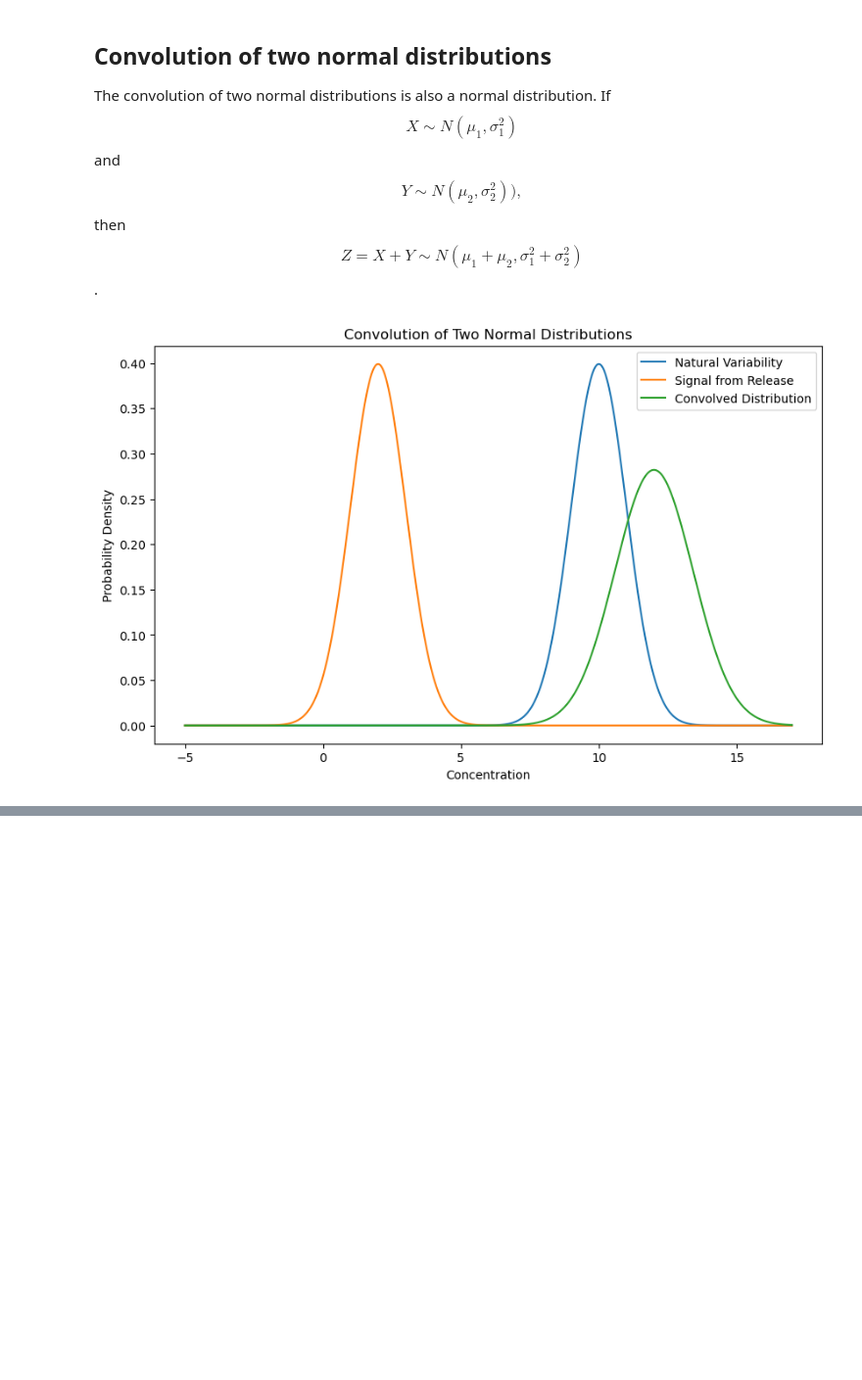
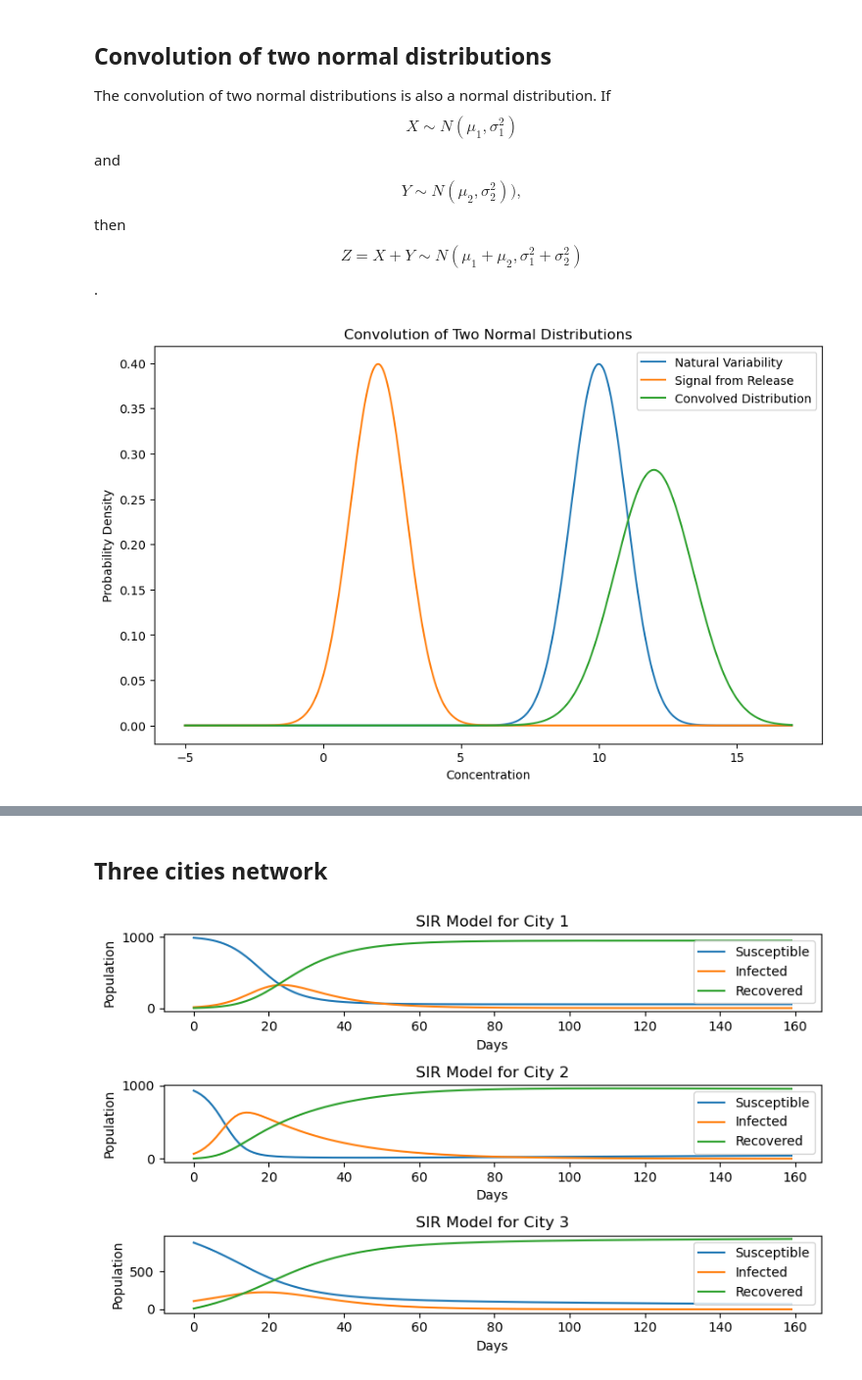
Before and after one commit to galendal/model_prepare, a Jupyter notebook: modelling_demo.ipynb, the cells around one changed output, grey strips where cells are left out. Shown: that part at 98% size. Drawn from its saved outputs; the diff is of its cells as text; code cells hidden in the pictures; blank space fills up the shorter version.

Commit message:
added three cities

```diff
--- a/modelling_demo.ipynb
+++ b/modelling_demo.ipynb
@@ -799,0 +800,76 @@ Average number of draws needed: 6.46
+# %% [markdown]
+## Three cities network
+# %%
+import numpy as np
+import matplotlib.pyplot as plt
+
+# Initial conditions for three cities
+cities = [
+    {"S": 990, "I": 10, "R": 0, "beta": 0.3, "gamma": 0.1, "N": 1000},
+    {"S": 950, "I": 50, "R": 0, "beta": 0.4, "gamma": 0.05, "N": 1000},
+    {"S": 900, "I": 100, "R": 0, "beta": 0.2, "gamma": 0.1, "N": 1000}
+]
+
+# Define the connectivity matrix
+connectivity_matrix = np.array([
+    [0, 0.5, 0.5],
+    [0.5, 0, 0.5],
+    [0.5, 0.5, 0]
+])
+
+# Define the SIR model with travel
+def sir_model(S, I, R, beta, gamma, N, travel_rate, connectivity_matrix, city_index):
+    dS = -beta * S * I / N
+    dI = beta * S * I / N - gamma * I
+    dR = gamma * I
+
+    # Travel between cities
+    for j in range(len(connectivity_matrix)):
+        if j != city_index:
+            dS += travel_rate * (cities[j]["S"] - S) * connectivity_matrix[city_index, j]
+            dI += travel_rate * (cities[j]["I"] - I) * connectivity_matrix[city_index, j]
+            dR += travel_rate * (cities[j]["R"] - R) * connectivity_matrix[city_index, j]
+
+    return dS, dI, dR
+
+# Simulation parameters
+days = 160
+dt = 1
+travel_rate = 0.01  # Rate of travel between cities
+
+
+# Initialize results storage
+results = {i: {"S": [], "I": [], "R": []} for i in range(len(cities))}
+
+# Run the simulation
+for day in range(days):
+    new_states = []
+    for i, params in enumerate(cities):
+        S, I, R = params["S"], params["I"], params["R"]
+        beta, gamma, N = params["beta"], params["gamma"], params["N"]
+
+        dS, dI, dR = sir_model(S, I, R, beta, gamma, N, travel_rate, connectivity_matrix, i)
+        new_states.append({"S": S + dS * dt, "I": I + dI * dt, "R": R + dR * dt})
+
+    for i, new_state in enumerate(new_states):
+        cities[i]["S"], cities[i]["I"], cities[i]["R"] = new_state["S"], new_state["I"], new_state["R"]
+        results[i]["S"].append(new_state["S"])
+        results[i]["I"].append(new_state["I"])
+        results[i]["R"].append(new_state["R"])
+
+# Plot the results
+fig, axes = plt.subplots(3, 1, figsize=(8, 5))
+
+for i, data in results.items():
+    axes[i].plot(data["S"], label="Susceptible")
+    axes[i].plot(data["I"], label="Infected")
+    axes[i].plot(data["R"], label="Recovered")
+    axes[i].set_title(f"SIR Model for City {i+1}")
+    axes[i].set_xlabel("Days")
+    axes[i].set_ylabel("Population")
+    axes[i].legend()
+
+plt.tight_layout()
+plt.show()
+# %% [output]
+[figure, added]
```
Also changed, not shown: parts of 2 cells of this notebook.
